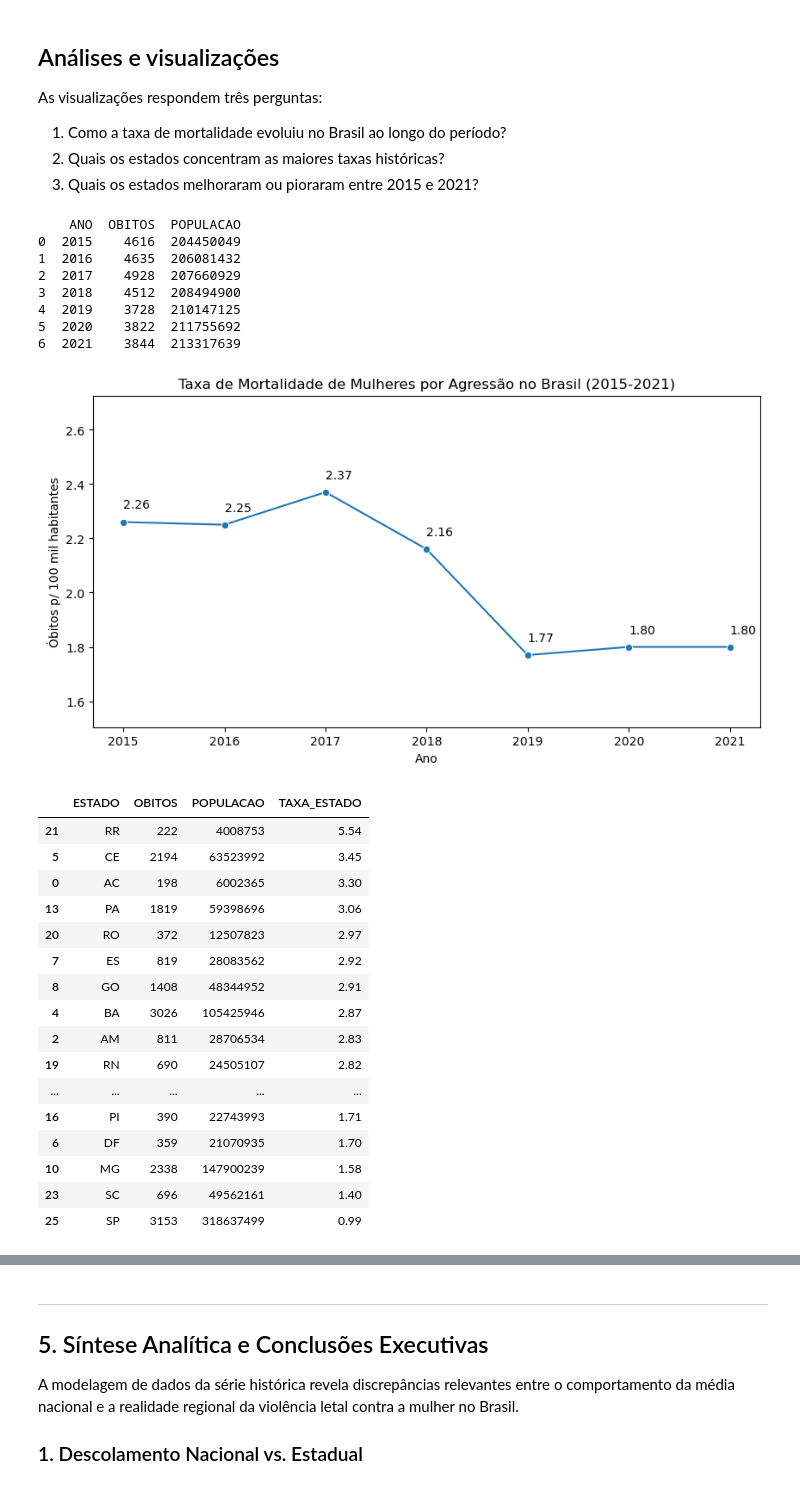
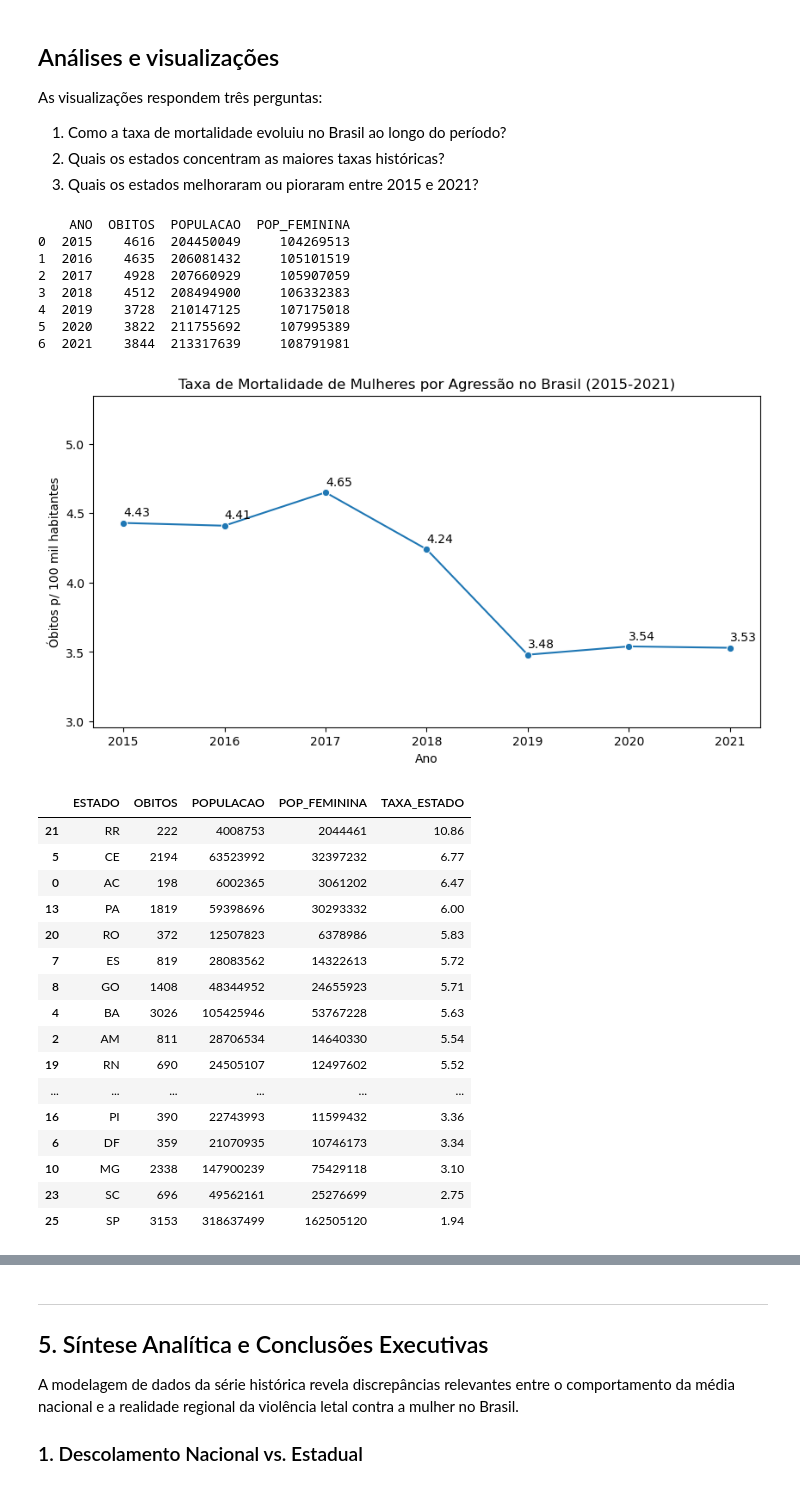
Before and after one commit to GustavoCyrilo/violencia_feminina_datasus, a Jupyter notebook: analise_mortalidade.ipynb, the cells around one changed output, grey strips where cells are left out. Saved outputs shown, nothing was run; the diff lists cells and outputs as text; code cells hidden in the pictures.

```diff
--- a/analise_mortalidade.ipynb
+++ b/analise_mortalidade.ipynb
@@ -149,9 +122,14 @@ print(obitos_agrupados.head())
 # Inner join — exclui automaticamente combinações sem dados nos dois lados
 tabela_unificada = pd.merge(obitos_agrupados, populacao_df, on=["ESTADO", "ANO"], how="inner")
 # %%
+# Cria a estimativa da população feminina (51% do total)
+# Aproximação da população feminina: IBGE não disponibiliza estimativas intercensitárias por sexo para 2015-2021
+tabela_unificada["POP_FEMININA"] = (tabela_unificada["POPULACAO"] * 0.51).astype(int)
+
+# Calcula a taxa
 tabela_unificada["TAXA_POR_100K"] = calcular_taxa_100k(
     tabela_unificada["OBITOS"],
-    tabela_unificada["POPULACAO"]
+    tabela_unificada["POP_FEMININA"]
 )
 # %% [markdown]
 ## Análises e visualizações
@@ -163,20 +141,20 @@ As visualizações respondem três perguntas:
 # %%
 # Soma valores brutos antes de calcular a taxa — agregar taxas diretamente é matematicamente incorreto
 evolucao_brasil = (
-    tabela_unificada.groupby("ANO")[["OBITOS", "POPULACAO"]]
+    tabela_unificada.groupby("ANO")[["OBITOS", "POPULACAO", "POP_FEMININA"]]
     .sum()
     .reset_index()
 )
 print(evolucao_brasil)
 # %% [output]
-    ANO  OBITOS  POPULACAO
-0  2015    4616  204450049
-1  2016    4635  206081432
-2  2017    4928  207660929
-3  2018    4512  208494900
-4  2019    3728  210147125
-5  2020    3822  211755692
-6  2021    3844  213317639
+    ANO  OBITOS  POPULACAO  POP_FEMININA
+0  2015    4616  204450049     104269513
+1  2016    4635  206081432     105101519
+2  2017    4928  207660929     105907059
+3  2018    4512  208494900     106332383
+4  2019    3728  210147125     107175018
+5  2020    3822  211755692     107995389
+6  2021    3844  213317639     108791981
 # %%
 evolucao_brasil["TAXA_BRASIL"] = calcular_taxa_100k(
     evolucao_brasil["OBITOS"],
@@ -209,49 +187,49 @@ for indice, linha in evolucao_brasil.iterrows():
     )
 
 fig.savefig(
-    "taxa_mortalidade_brasil.png",
+    "outputs/taxa_mortalidade_brasil.png",
     dpi=300,
     bbox_inches="tight",
 )
 
 plt.show()
 # %% [output]
-[figure, old version]
+[figure, new version]
 # %%
 ranking_estado_historico = (
-    tabela_unificada.groupby("ESTADO")[["OBITOS", "POPULACAO"]]
+    tabela_unificada.groupby("ESTADO")[["OBITOS", "POPULACAO", "POP_FEMININA"]]
     .sum()
     .reset_index()
 )
 
 ranking_estado_historico["TAXA_ESTADO"] = calcular_taxa_100k(
     ranking_estado_historico["OBITOS"],
-    ranking_estado_historico["POPULACAO"]
+    ranking_estado_historico["POP_FEMININA"]
 )
 
 ranking_estado_historico = ranking_estado_historico.sort_values(
     by="TAXA_ESTADO", ascending=False
 )
 
 ranking_estado_historico
 # %% [output]
-|  | ESTADO | OBITOS | POPULACAO | TAXA_ESTADO |
-| 21 | RR | 222 | 4008753 | 5.54 |
-| 5 | CE | 2194 | 63523992 | 3.45 |
-| 0 | AC | 198 | 6002365 | 3.30 |
-| 13 | PA | 1819 | 59398696 | 3.06 |
-| 20 | RO | 372 | 12507823 | 2.97 |
-| 7 | ES | 819 | 28083562 | 2.92 |
-| 8 | GO | 1408 | 48344952 | 2.91 |
-| 4 | BA | 3026 | 105425946 | 2.87 |
-| 2 | AM | 811 | 28706534 | 2.83 |
-| 19 | RN | 690 | 24505107 | 2.82 |
-| ... | ... | ... | ... | ... |
-| 16 | PI | 390 | 22743993 | 1.71 |
-| 6 | DF | 359 | 21070935 | 1.70 |
-| 10 | MG | 2338 | 147900239 | 1.58 |
-| 23 | SC | 696 | 49562161 | 1.40 |
-| 25 | SP | 3153 | 318637499 | 0.99 |
+|  | ESTADO | OBITOS | POPULACAO | POP_FEMININA | TAXA_ESTADO |
+| 21 | RR | 222 | 4008753 | 2044461 | 10.86 |
+| 5 | CE | 2194 | 63523992 | 32397232 | 6.77 |
+| 0 | AC | 198 | 6002365 | 3061202 | 6.47 |
+| 13 | PA | 1819 | 59398696 | 30293332 | 6.00 |
+| 20 | RO | 372 | 12507823 | 6378986 | 5.83 |
+| 7 | ES | 819 | 28083562 | 14322613 | 5.72 |
+| 8 | GO | 1408 | 48344952 | 24655923 | 5.71 |
+| 4 | BA | 3026 | 105425946 | 53767228 | 5.63 |
+| 2 | AM | 811 | 28706534 | 14640330 | 5.54 |
+| 19 | RN | 690 | 24505107 | 12497602 | 5.52 |
+| ... | ... | ... | ... | ... | ... |
+| 16 | PI | 390 | 22743993 | 11599432 | 3.36 |
+| 6 | DF | 359 | 21070935 | 10746173 | 3.34 |
+| 10 | MG | 2338 | 147900239 | 75429118 | 3.10 |
+| 23 | SC | 696 | 49562161 | 25276699 | 2.75 |
+| 25 | SP | 3153 | 318637499 | 162505120 | 1.94 |
 # %%
 fig, ax = plt.subplots(figsize=(10,8))
 
```
Also changed, not shown: parts of 21 cells of this notebook, 3 other files.
